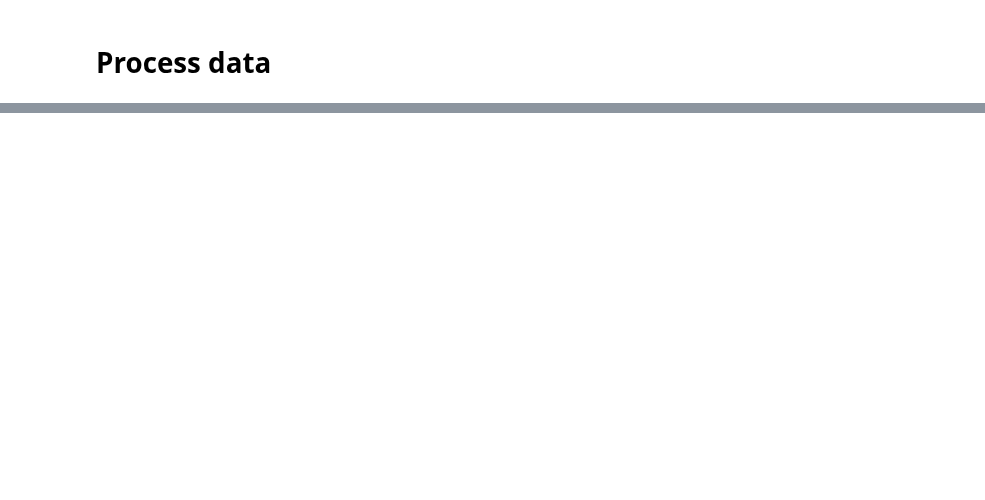
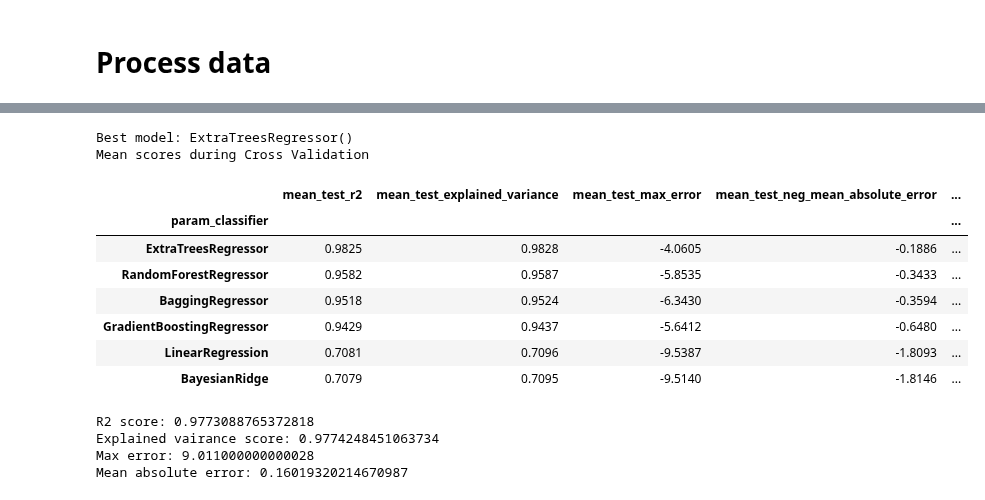
Before and after one commit to ULE-Informatica/morfologia-unizar-ule, a Jupyter notebook: scripts/process_images_to_create_csv_dataset.ipynb, the cells around one changed output, grey strips where cells are left out. Saved outputs shown, nothing was run; the diff lists cells and outputs as text; code cells hidden in the pictures; blank space fills up the shorter version.

```diff
--- a/scripts/process_images_to_create_csv_dataset.ipynb
+++ b/scripts/process_images_to_create_csv_dataset.ipynb
@@ -114,0 +234,47 @@ Load final data
+# %%
+best_estimator = gs.best_estimator_
+print('Best model:', best_estimator.named_steps.classifier)
+
+resultados = pd.DataFrame(gs.cv_results_)
+resultados['param_classifier'] = resultados.param_classifier.astype(str).str.split('(', expand=True)[0]
+resultados.head()
+mejores_resultados_por_tipo_de_modelo = pd.pivot_table(data=resultados,
+               index='param_classifier',
+               values = ['mean_test_r2', 'std_test_r2',
+                            'mean_test_explained_variance', 'std_test_explained_variance',
+                            'mean_test_max_error', 'std_test_max_error',
+                            'mean_test_neg_mean_absolute_error', 'std_test_neg_mean_absolute_error',
+                            'mean_test_neg_mean_squared_error', 'std_test_neg_mean_squared_error', 'mean_test_neg_mean_poisson_deviance', 'mean_test_neg_mean_gamma_deviance',
+                             'mean_test_neg_root_mean_squared_error', 'mean_test_neg_mean_squared_log_error'
+                        ],
+               aggfunc='max'
+              ).reindex(['mean_test_r2', 'mean_test_explained_variance', 'mean_test_max_error', 'mean_test_neg_mean_absolute_error',
+                         'mean_test_neg_root_mean_squared_error', 'mean_test_neg_mean_squared_log_error', 'mean_test_neg_mean_poisson_deviance', 'mean_test_neg_mean_gamma_deviance',
+                         'std_test_r2', 'std_test_explained_variance', 'std_test_max_error', 'std_test_neg_mean_absolute_error',
+                        ], axis=1)
+print('Mean scores during Cross Validation')
+mejores_resultados_por_tipo_de_modelo.sort_values(by='mean_test_explained_variance', ascending=False, inplace=True)
+(mejores_resultados_por_tipo_de_modelo).round(4)
+# %% [output]
+Best model: ExtraTreesRegressor()
+Mean scores during Cross Validation
+|  | mean_test_r2 | mean_test_explained_variance | mean_test_max_error | mean_test_neg_mean_absolute_error | ... |
+| param_classifier |  |  |  |  | ... |
+| ExtraTreesRegressor | 0.9825 | 0.9828 | -4.0605 | -0.1886 | ... |
+| RandomForestRegressor | 0.9582 | 0.9587 | -5.8535 | -0.3433 | ... |
+| BaggingRegressor | 0.9518 | 0.9524 | -6.3430 | -0.3594 | ... |
+| GradientBoostingRegressor | 0.9429 | 0.9437 | -5.6412 | -0.6480 | ... |
+| LinearRegression | 0.7081 | 0.7096 | -9.5387 | -1.8093 | ... |
+| BayesianRidge | 0.7079 | 0.7095 | -9.5140 | -1.8146 | ... |
+# %%
+from sklearn.metrics import r2_score, explained_variance_score, max_error, mean_absolute_error
+best_estimator_predictions = best_estimator.predict(X_test)
+print('R2 score:', r2_score(y_test, best_estimator_predictions))
+print('Explained vairance score:', explained_variance_score(y_test, best_estimator_predictions))
+print('Max error:', max_error(y_test, best_estimator_predictions))
+print('Mean absolute error:', mean_absolute_error(y_test, best_estimator_predictions))
+# %% [output]
+R2 score: 0.9773088765372818
+Explained vairance score: 0.9774248451063734
+Max error: 9.011000000000028
+Mean absolute error: 0.16019320214670987
```
Also changed, not shown: parts of 4 cells of this notebook, 4 other files.
